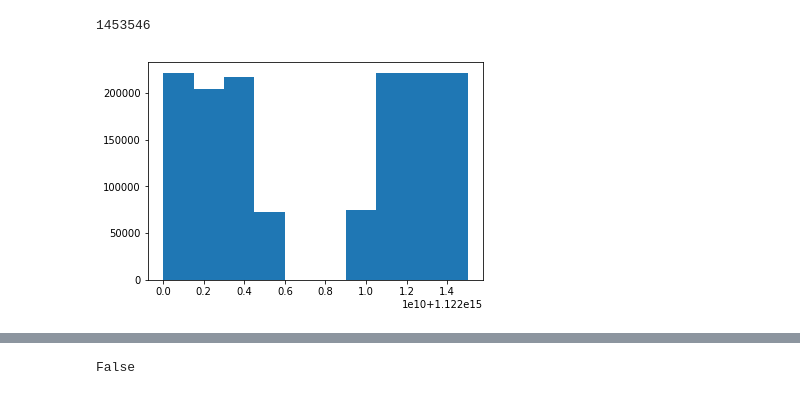
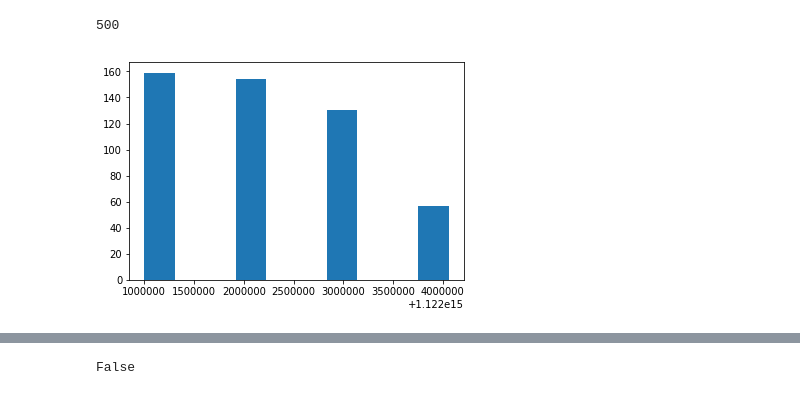
Before and after one commit to faizaakbar/ANNMINERvA, a Jupyter notebook: visualize_planecode_occupancy_stats.ipynb, the cells around one changed output, grey strips where cells are left out. Drawn from its saved outputs; the diff is of its cells as text; code cells hidden in the pictures.

```diff
--- a/visualize_planecode_occupancy_stats.ipynb
+++ b/visualize_planecode_occupancy_stats.ipynb
@@ -18,8 +18,8 @@ def decode_eventid(eventid):
     run = eventid
     return (run, subrun, gate, phys_evt)
 # %%
-f = h5py.File('../hdf5/minosmatch_nukecczdefs_genallzwitht_pcodecap172_127x94x47_xuv_me1Bmc.hdf5', 'r')
+f = h5py.File('../hdf5/vtxfndingimgs_127x94_me1Bmc.hdf5', 'r')
 # %%
-len(f['eventids'][:])
+len(f['event_data']['eventids'][:])
 # %% [output]
-1453546
+500
@@ -28,4 +31,4 @@ runnums = [int(decode_eventid(eid)[0]) for eid in f['eventids'][:]]
 # %%
-n, bins, patches = plt.hist(f['eventids'])
+n, bins, patches = plt.hist(f['event_data']['eventids'][:])
 # %% [output]
-[figure, old version]
+[figure, new version]
```
Also changed, not shown: parts of 13 cells of this notebook.
